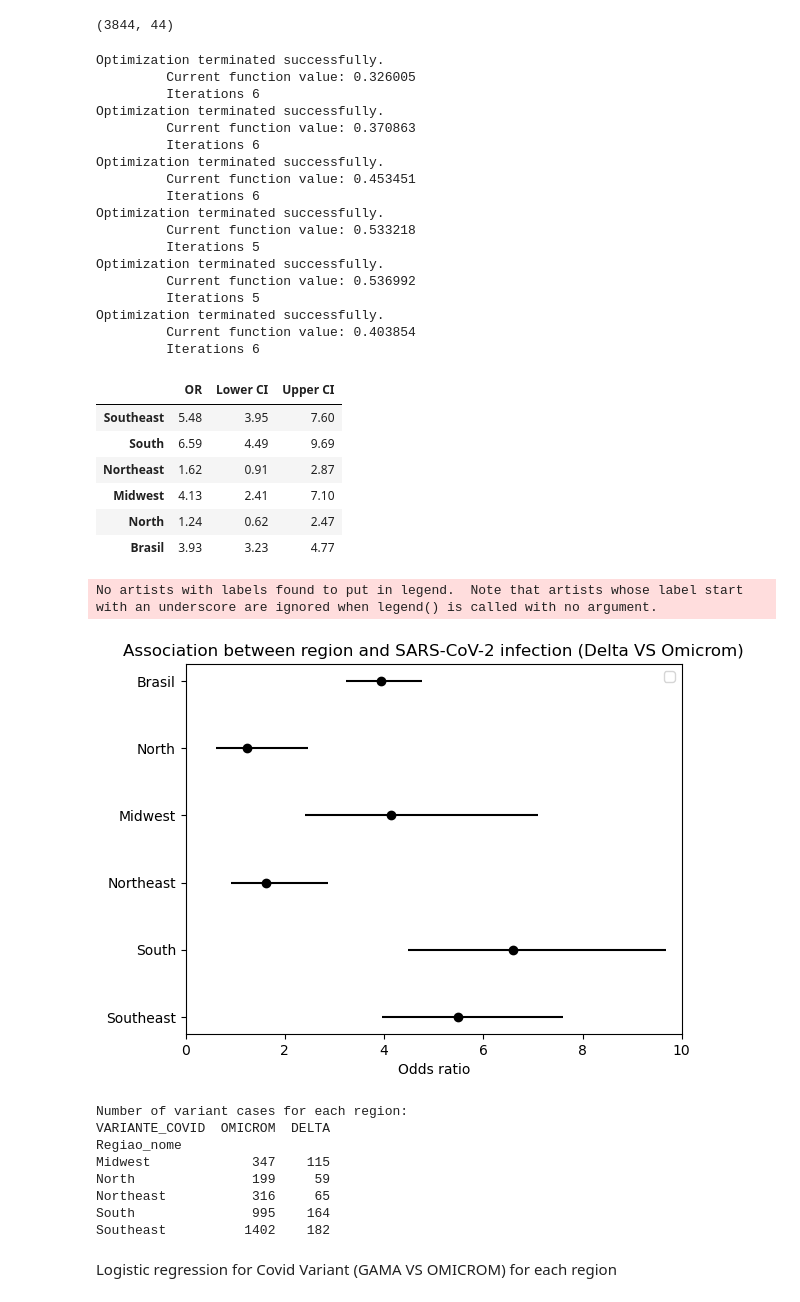
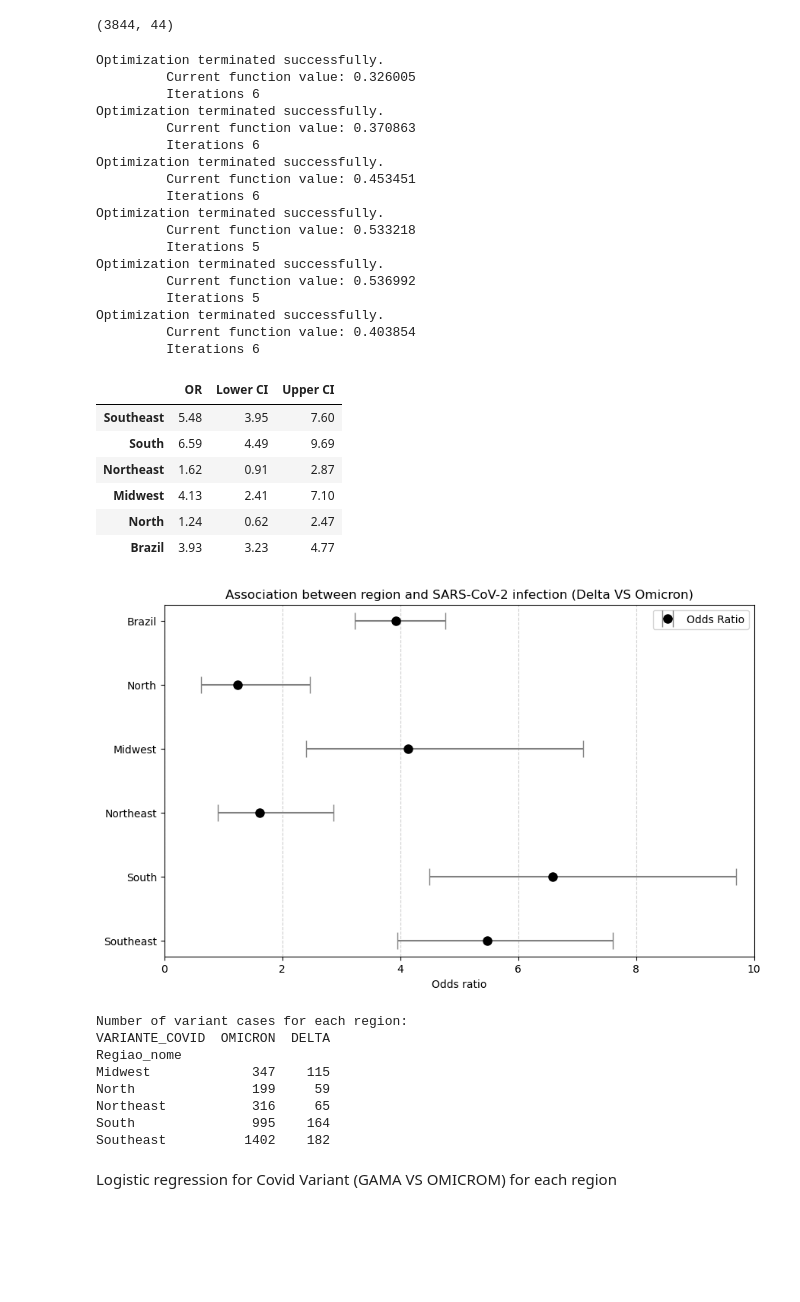
Before and after one commit to LucasTramonte/Analysis-SARS-CoV-2-variants, a Jupyter notebook: Logistic_Regression.ipynb, the cells around one changed output. Drawn from its saved outputs; the diff is of its cells as text; code cells hidden in the pictures; blank space fills up the shorter version.

Commit message:
improve graphics

```diff
--- a/Logistic_Regression.ipynb
+++ b/Logistic_Regression.ipynb
@@ -589,91 +591,87 @@ df_temp_Nordeste = df_temp.loc[df_temp['Regiao_nome'] == 'Northeast']
 df_temp_Centro_oeste = df_temp.loc[df_temp['Regiao_nome'] == 'Midwest']
 df_temp_Norte = df_temp.loc[df_temp['Regiao_nome'] == 'North']
 # %%
-region_list = ['Southeast', 'South', 'Northeast', 'Midwest', 'North', 'Brasil']
+region_list = ['Southeast', 'South', 'Northeast', 'Midwest', 'North', 'Brazil']
 data_list = [df_temp_sudeste, df_temp_Sul, df_temp_Nordeste, df_temp_Centro_oeste, df_temp_Norte, df_temp]
 odds_ratios = []
-lowerCI= []
+lowerCI = []
 upperCI = []
 
+# Loop through each region and perform logistic regression
 for region, data_ in zip(region_list, data_list):
-   with warnings.catch_warnings():
-      warnings.simplefilter("ignore")
-      model = smf.logit("VARIANTE_COVID ~ UTI_EVOLUCAO", data=data_).fit()
-      #print()
-      #print(f"Modelo para a região {region}:")
-      #print()
-      #print(model.summary())
-      odds_ratios.append(np.exp(model.params[1]))
-      lowerCI.append(np.exp(model.conf_int()[0][1]))
-      upperCI.append(np.exp(model.conf_int()[1][1]))
+    with warnings.catch_warnings():
+        warnings.simplefilter("ignore")
+        model = smf.logit("VARIANTE_COVID ~ UTI_EVOLUCAO", data=data_).fit()
+        odds_ratios.append(np.exp(model.params[1]))
+        lowerCI.append(np.exp(model.conf_int()[0][1]))
+        upperCI.append(np.exp(model.conf_int()[1][1]))
 
-or_ = pd.DataFrame({"OR": odds_ratios,"Lower CI": lowerCI,"Upper CI": upperCI})
+# Create a DataFrame to store odds ratios and confidence intervals
+or_ = pd.DataFrame({"OR": odds_ratios, "Lower CI": lowerCI, "Upper CI": upperCI})
 or_.index = region_list
-or_ = np.round(or_,2)
+or_ = np.round(or_, 2)
 print()
 display(or_)
-print()
-y = list(or_.index)
-x = list(or_['OR'])
 
-x_errormin = list(or_['Lower CI'])
-x_errormax = list(or_['Upper CI'])
+# Plotting the graph
+fig, ax = plt.subplots(figsize=(10, 6))
+ax.errorbar(or_['OR'], or_.index, xerr=[or_['OR'] - or_['Lower CI'], or_['Upper CI'] - or_['OR']],
+            fmt='o', markersize=8, capsize=8, color='black', ecolor='gray')
 
-x_errormin = list(map(lambda x, y: x - y, x, x_errormin))
-x_errormax = list(map(lambda x, y: x - y, x_errormax, x))
+# Adding labels and title to the graph
+ax.set_xlabel("Odds ratio")
+ax.set_title('Association between region and SARS-CoV-2 infection (Delta VS Omicron)')
+ax.set_xlim(0, 10)
 
-x_error = [x_errormin, x_errormax]
+# Adding a legend for better understanding
+ax.legend(['Odds Ratio'])
 
-width = 0.2
+# Adding a grid to the x-axis for better readability
+ax.grid(axis='x', linestyle='--', alpha=0.6)
 
-plt.errorbar(x, y, xerr=x_error, fmt="ko")
-plt.xlabel("Odds ratio")
-plt.title('Association between region and SARS-CoV-2 infection (Delta VS Omicrom)')
-plt.xlim(0,10)
-plt.legend()
 plt.show()
 
-crosstab_delta_omicrom_REGIAO = pd.crosstab(df_temp['Regiao_nome'],df_temp['VARIANTE_COVID'])
-crosstab_delta_omicrom_REGIAO.rename(columns = {0:"OMICROM", 1:"DELTA"} ,inplace = True)
+# Additional information about variant cases for each region
+crosstab_delta_omicrom_REGION = pd.crosstab(df_temp['Regiao_nome'], df_temp['VARIANTE_COVID'])
+crosstab_delta_omicrom_REGION.rename(columns={0: "OMICRON", 1: "DELTA"}, inplace=True)
 print()
 print("Number of variant cases for each region:")
-print(crosstab_delta_omicrom_REGIAO)
+print(crosstab_delta_omicrom_REGION)
 # %% [output]
 Optimization terminated successfully.
          Current function value: 0.326005
          Iterations 6
 Optimization terminated successfully.
          Current function value: 0.370863
          Iterations 6
 Optimization terminated successfully.
          Current function value: 0.453451
          Iterations 6
 Optimization terminated successfully.
          Current function value: 0.533218
          Iterations 5
 Optimization terminated successfully.
          Current function value: 0.536992
          Iterations 5
 Optimization terminated successfully.
          Current function value: 0.403854
          Iterations 6
 |  | OR | Lower CI | Upper CI |
 | Southeast | 5.48 | 3.95 | 7.60 |
 | South | 6.59 | 4.49 | 9.69 |
 | Northeast | 1.62 | 0.91 | 2.87 |
 | Midwest | 4.13 | 2.41 | 7.10 |
 | North | 1.24 | 0.62 | 2.47 |
-| Brasil | 3.93 | 3.23 | 4.77 |
+| Brazil | 3.93 | 3.23 | 4.77 |
+[figure, new version]
-No artists with labels found to put in legend.  Note that artists whose label start with an underscore are ignored when legend() is called with no argument.
+Number of variant cases for each region:
+VARIANTE_COVID  OMICRON  DELTA
+Regiao_nome
+Midwest             347    115
+North               199     59
+Northeast           316     65
+South               995    164
+Southeast          1402    182
-[figure, old version]
-Number of variant cases for each region:
-VARIANTE_COVID  OMICROM  DELTA
-Regiao_nome
-Midwest             347    115
-North               199     59
-Northeast           316     65
-South               995    164
-Southeast          1402    182
 # %% [markdown]
 Logistic regression for Covid Variant (GAMA VS OMICROM) for each region
 # %%
```
Also changed, not shown: parts of 15 cells of this notebook, 1 other file.
